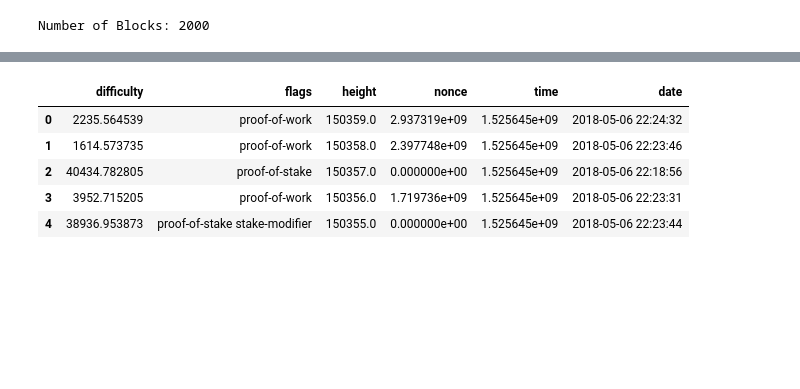
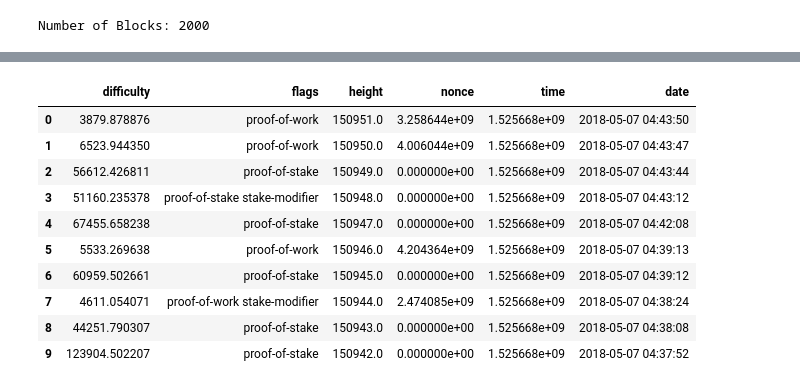
Before and after one commit to kxi/mining-coin-stats, a Jupyter notebook: analyze_SPD.ipynb, the cells around one changed output, grey strips where cells are left out. Cells and saved outputs as stored; diff of their text form; code cells hidden in the pictures; blank space fills up the shorter version.

```diff
--- a/analyze_SPD.ipynb
+++ b/analyze_SPD.ipynb
@@ -26,9 +26,14 @@ Latest Block: 150359
 # %%
-df.head(5)
+df.head(10)
 # %% [output]
 |  | difficulty | flags | height | nonce | time | date |
-| 0 | 2235.564539 | proof-of-work | 150359.0 | 2.937319e+09 | 1.525645e+09 | 2018-05-06 22:24:32 |
-| 1 | 1614.573735 | proof-of-work | 150358.0 | 2.397748e+09 | 1.525645e+09 | 2018-05-06 22:23:46 |
-| 2 | 40434.782805 | proof-of-stake | 150357.0 | 0.000000e+00 | 1.525645e+09 | 2018-05-06 22:18:56 |
-| 3 | 3952.715205 | proof-of-work | 150356.0 | 1.719736e+09 | 1.525645e+09 | 2018-05-06 22:23:31 |
-| 4 | 38936.953873 | proof-of-stake stake-modifier | 150355.0 | 0.000000e+00 | 1.525645e+09 | 2018-05-06 22:23:44 |
+| 0 | 3879.878876 | proof-of-work | 150951.0 | 3.258644e+09 | 1.525668e+09 | 2018-05-07 04:43:50 |
+| 1 | 6523.944350 | proof-of-work | 150950.0 | 4.006044e+09 | 1.525668e+09 | 2018-05-07 04:43:47 |
+| 2 | 56612.426811 | proof-of-stake | 150949.0 | 0.000000e+00 | 1.525668e+09 | 2018-05-07 04:43:44 |
+| 3 | 51160.235378 | proof-of-stake stake-modifier | 150948.0 | 0.000000e+00 | 1.525668e+09 | 2018-05-07 04:43:12 |
+| 4 | 67455.658238 | proof-of-stake | 150947.0 | 0.000000e+00 | 1.525668e+09 | 2018-05-07 04:42:08 |
+| 5 | 5533.269638 | proof-of-work | 150946.0 | 4.204364e+09 | 1.525668e+09 | 2018-05-07 04:39:13 |
+| 6 | 60959.502661 | proof-of-stake | 150945.0 | 0.000000e+00 | 1.525668e+09 | 2018-05-07 04:39:12 |
+| 7 | 4611.054071 | proof-of-work stake-modifier | 150944.0 | 2.474085e+09 | 1.525668e+09 | 2018-05-07 04:38:24 |
+| 8 | 44251.790307 | proof-of-stake | 150943.0 | 0.000000e+00 | 1.525668e+09 | 2018-05-07 04:38:08 |
+| 9 | 123904.502207 | proof-of-stake | 150942.0 | 0.000000e+00 | 1.525668e+09 | 2018-05-07 04:37:52 |
```
Also changed, not shown: parts of 22 cells of this notebook, 5 other files.
